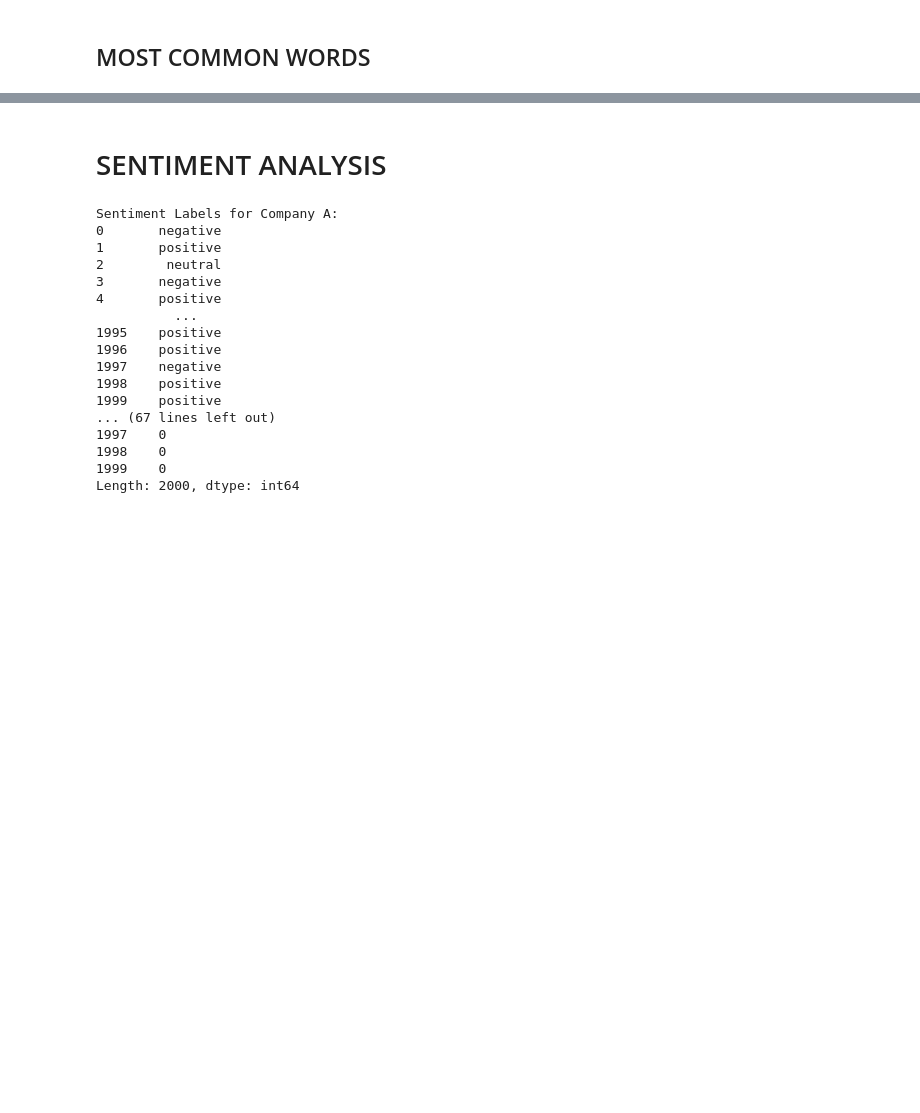
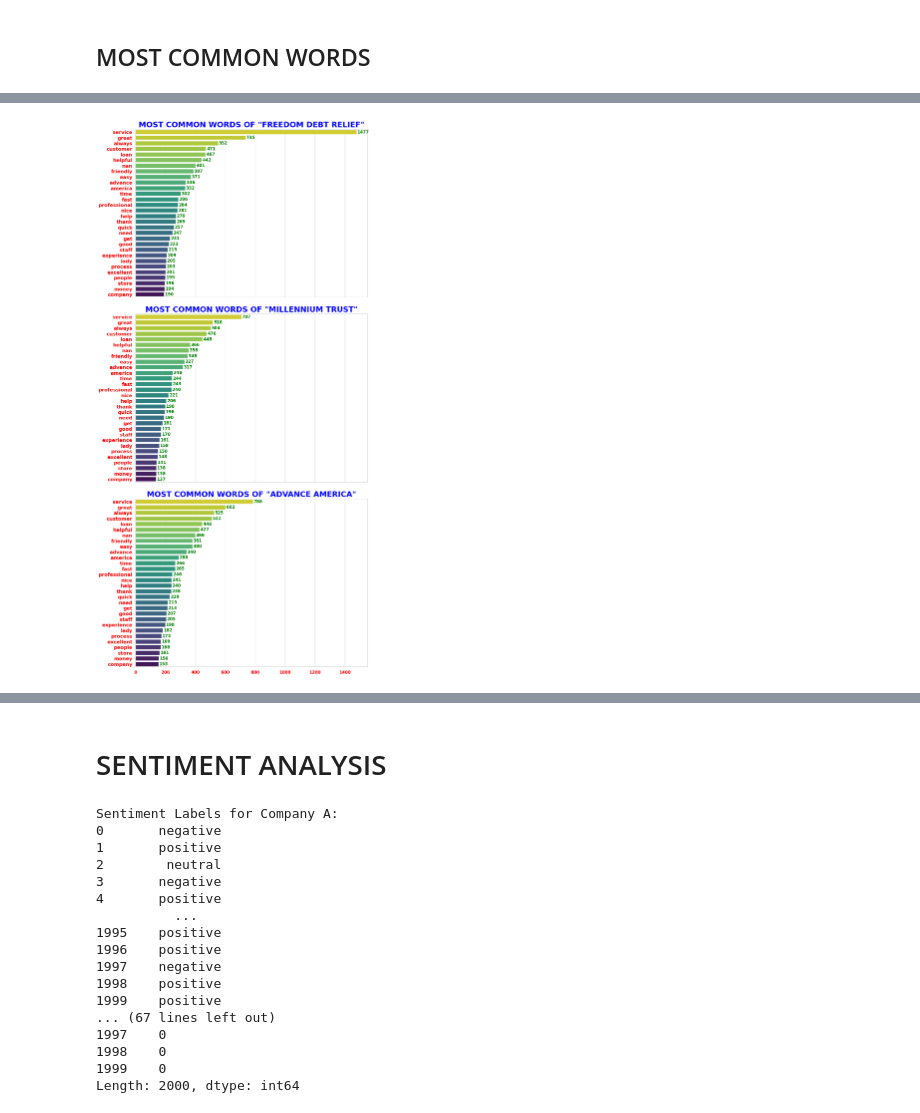
Before and after one commit to arifaygun/CustomerEye, a Jupyter notebook: Company_Reviews(Master2).ipynb, the cells around one changed output, grey strips where cells are left out. Drawn from its saved outputs; the diff is of its cells as text; code cells hidden in the pictures; blank space fills up the shorter version.

```diff
--- a/Company_Reviews(Master2).ipynb
+++ b/Company_Reviews(Master2).ipynb
@@ -325,0 +321,47 @@ plt.show()
+# %%
+# Function to calculate word counts and return the sorted word counts
+def calculate_word_counts(data):
+    all_words = ' '.join(str(text) for text in data if pd.notna(text)).split()
+    word_counts = Counter(all_words)
+    sorted_word_counts = dict(sorted(word_counts.items(), key=lambda item: item[1], reverse=True))
+    return sorted_word_counts
+
+# Get the sorted word counts for each DataFrame
+word_counts_df1 = calculate_word_counts(df1['Cleaned_Reviews'])
+word_counts_df2 = calculate_word_counts(df2['Cleaned_Reviews'])
+word_counts_df3 = calculate_word_counts(df3['Cleaned_Reviews'])
+
+# Combine word counts from all DataFrames
+combined_word_counts = {word: word_counts_df1.get(word, 0) + word_counts_df2.get(word, 0) + word_counts_df3.get(word, 0)
+                        for word in set(word_counts_df1) | set(word_counts_df2) | set(word_counts_df3)}
+
+# Sort the combined word counts
+sorted_combined_word_counts = dict(sorted(combined_word_counts.items(), key=lambda item: item[1], reverse=True))
+
+# Create subplots for the three DataFrames in a single column with three rows, add more gap between subplots
+fig, axs = plt.subplots(3, 1, figsize=(12, 28), sharex=True, gridspec_kw={'hspace': 0.1})
+
+# Apply the function to the combined word counts
+calculate_display_and_chart_word_counts(df1['Cleaned_Reviews'], '"FREEDOM DEBT RELIEF"', axs[0], top_n=30)
+calculate_display_and_chart_word_counts(df2['Cleaned_Reviews'], '"MILLENNIUM TRUST"', axs[1], top_n=30)
+calculate_display_and_chart_word_counts(df3['Cleaned_Reviews'], '"ADVANCE AMERICA"', axs[2], top_n=30)
+
+# Set yticks and format for all subplots to ensure consistency
+yticks = axs[2].get_yticks()
+yticklabels = axs[2].get_yticklabels()
+for ax in axs:
+    ax.set_yticks(yticks)
+    ax.set_yticklabels(yticklabels, fontsize=14, color='red', weight='bold')
+
+# Customize xticks for all subplots
+for ax in axs:
+    ax.tick_params(axis='x', which='major', labelsize=12, color='red', width=4, length=6)
+
+# Customize xticks for the entire figure
+plt.xticks(fontsize=12, color='red', weight='bold')
+
+# Show the subplots
+plt.tight_layout()
+plt.show()
+# %% [output]
+[figure, added]
```
Also changed, not shown: parts of 7 cells of this notebook.
